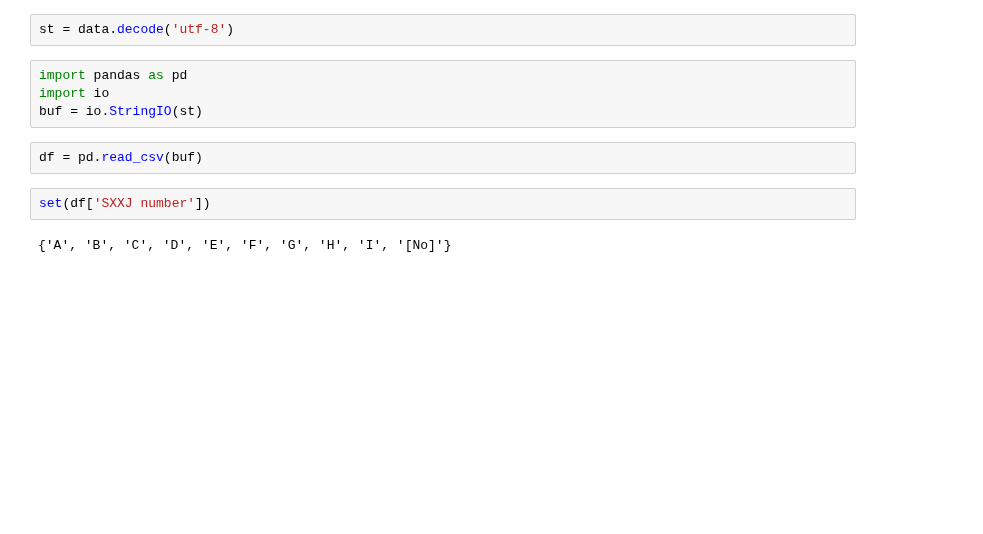
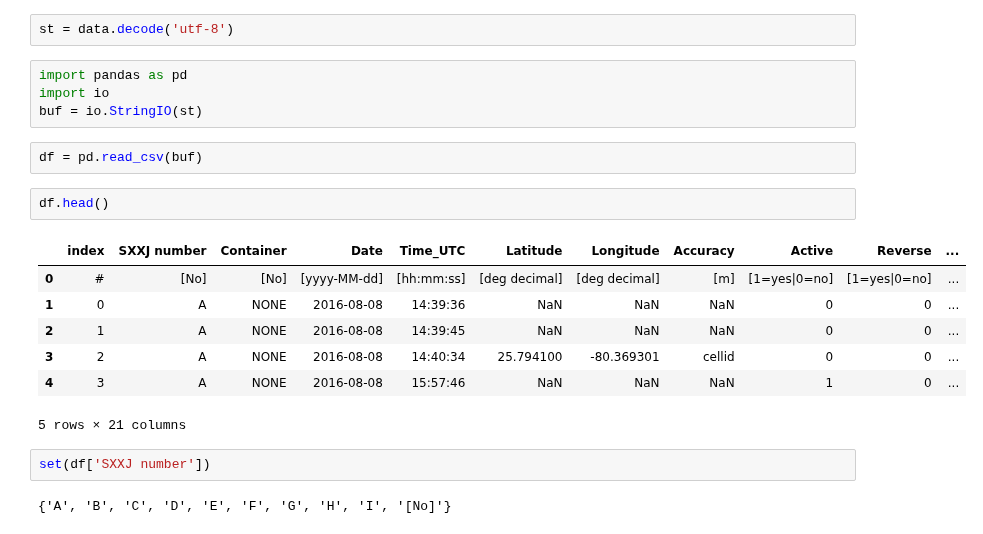
Before and after one commit to JanaLasser/data-science-course, a Jupyter notebook: day2/scratch.ipynb, the cells around one changed output. Drawn from its saved outputs; the diff is of its cells as text; blank space fills up the shorter version.

```diff
--- a/day2/scratch.ipynb
+++ b/day2/scratch.ipynb
@@ -13,6 +13,16 @@ import io
 buf = io.StringIO(st)
 # %%
 df = pd.read_csv(buf)
+# %%
+df.head()
+# %% [output]
+|  | index | SXXJ number | Container | Date | Time_UTC | Latitude | Longitude | Accuracy | Active | Reverse | ... |
+| 0 | # | [No] | [No] | [yyyy-MM-dd] | [hh:mm:ss] | [deg decimal] | [deg decimal] | [m] | [1=yes|0=no] | [1=yes|0=no] | ... |
+| 1 | 0 | A | NONE | 2016-08-08 | 14:39:36 | NaN | NaN | NaN | 0 | 0 | ... |
+| 2 | 1 | A | NONE | 2016-08-08 | 14:39:45 | NaN | NaN | NaN | 0 | 0 | ... |
+| 3 | 2 | A | NONE | 2016-08-08 | 14:40:34 | 25.794100 | -80.369301 | cellid | 0 | 0 | ... |
+| 4 | 3 | A | NONE | 2016-08-08 | 15:57:46 | NaN | NaN | NaN | 1 | 0 | ... |
+5 rows × 21 columns
 # %%
 set(df['SXXJ number'])
 # %% [output]
```
Also changed, not shown: 10 other files.
